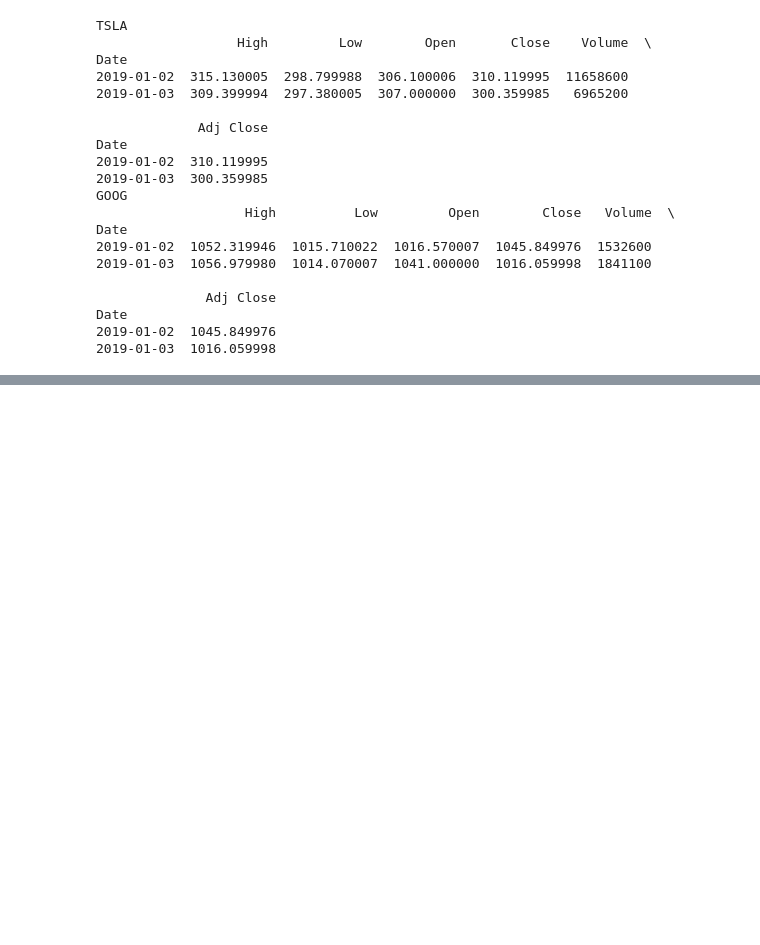
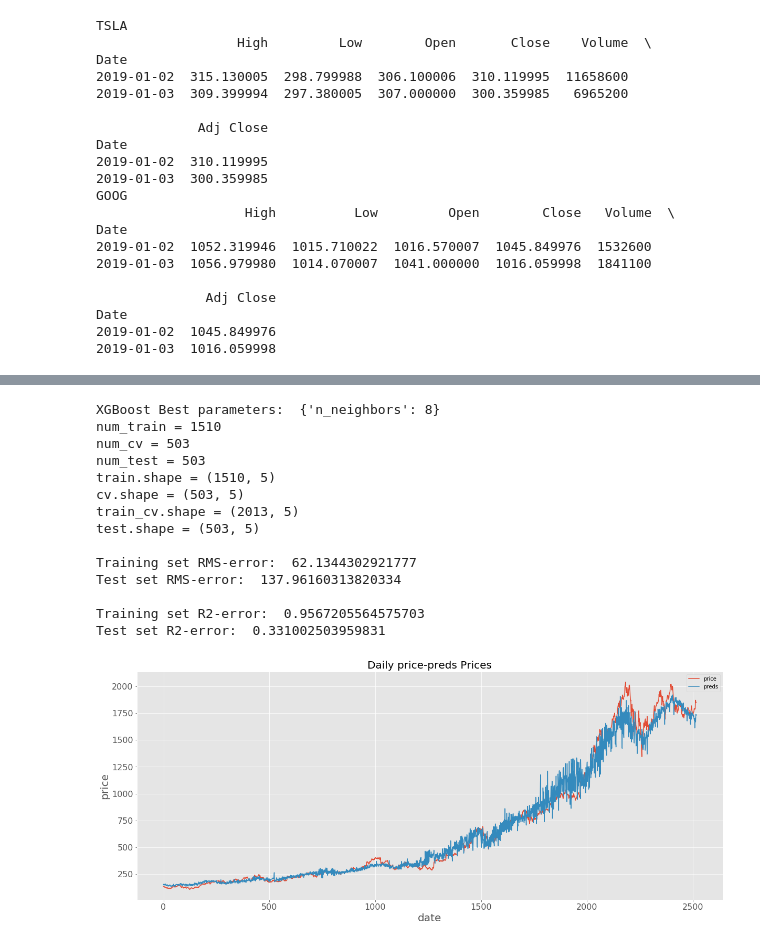
Before and after one commit to emichris/Build-a-Stock-Price-Indicator, a Jupyter notebook: stock_price_prediction.ipynb, the cells around one changed output, grey strips where cells are left out. Drawn from its saved outputs; the diff is of its cells as text; code cells hidden in the pictures; blank space fills up the shorter version.

```diff
--- a/stock_price_prediction.ipynb
+++ b/stock_price_prediction.ipynb
@@ -355,0 +401,18 @@ Date
+# %%
+evaluate_knn(df_amzn)
+# %% [output]
+XGBoost Best parameters:  {'n_neighbors': 8}
+num_train = 1510
+num_cv = 503
+num_test = 503
+train.shape = (1510, 5)
+cv.shape = (503, 5)
+train_cv.shape = (2013, 5)
+test.shape = (503, 5)
+
+Training set RMS-error:  62.1344302921777
+Test set RMS-error:  137.96160313820334
+
+Training set R2-error:  0.9567205564575703
+Test set R2-error:  0.331002503959831
+[figure, added]
```
Also changed, not shown: parts of 6 cells of this notebook.
